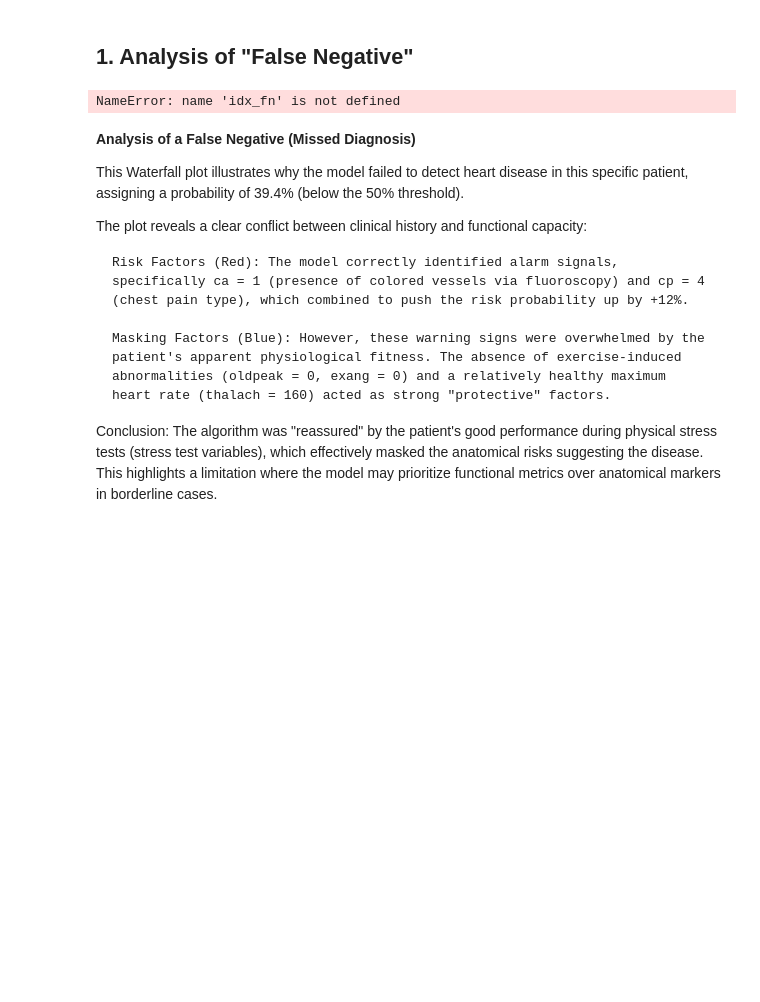
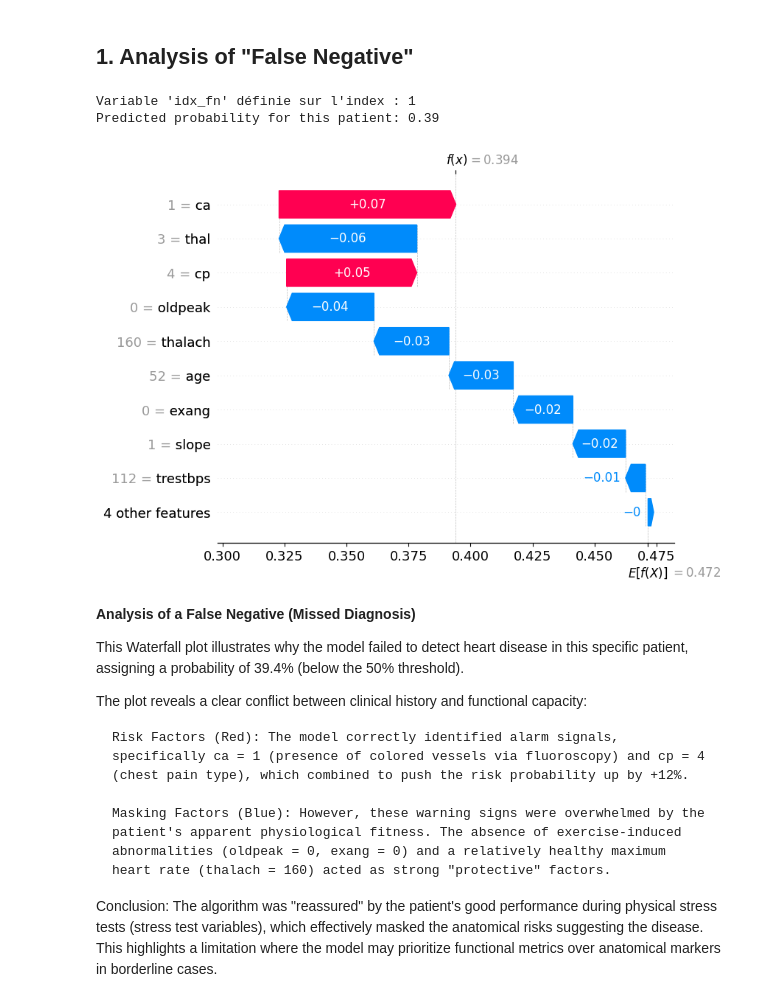
Before and after one commit to Raphaelt94/ML-Projects, a Jupyter notebook: HeartDisease/tp_heart_disease_v2.ipynb, the cells around one changed output. Saved outputs shown, nothing was run; the diff lists cells and outputs as text; code cells hidden in the pictures; blank space fills up the shorter version.

```diff
--- a/HeartDisease/tp_heart_disease_v2.ipynb
+++ b/HeartDisease/tp_heart_disease_v2.ipynb
@@ -822,39 +832,54 @@ Having established the predictive performance and interpretability of our Random
 # %%
 # 1. Retrieve data for the specific False Negative patient
 # Using double brackets [[idx_fn]] ensures we keep it as a DataFrame (1 row)
+
+# 1. On fait les prédictions
+y_pred = model_rf.predict(X_test)
+
+# 2. On cherche les indices où : Vérité = 1 (Malade) ET Prédiction = 0 (Sain)
+false_negatives = [i for i, (truth, pred) in enumerate(zip(y_test, y_pred)) if truth == 1 and pred == 0]
+
+# 3. On récupère le premier index trouvé
+if len(false_negatives) > 0:
+    idx_fn = false_negatives[0]
+    print(f"Variable 'idx_fn' définie sur l'index : {idx_fn}")
+else:
+    print("Aucun Faux Négatif trouvé. 'idx_fn' n'a pas été défini.")
 patient_data = X_test.iloc[[idx_fn]]
 
 # 2. Recalculate SHAP values JUST for this patient
 # This avoids indexing errors that can occur with the large shap_values array
 shap_values_single = explainer.shap_values(patient_data)
 
 # 3. Robust data structure handling (List vs 3D Array)
 if isinstance(shap_values_single, list):
     # For binary classifiers, this is often a list of 2 arrays (Class 0, Class 1)
     # We select index 1 for the "Disease" class
     # We select [0] because we only passed a single row of data
     values_to_plot = shap_values_single[1][0]
     base_value = explainer.expected_value[1]
 else:
     # Case for 3D arrays (n_samples, n_features, n_classes)
     values_to_plot = shap_values_single[0, :, 1]
     base_value = explainer.expected_value[1]
 
 # 4. Create a clean Explanation object
 exp = shap.Explanation(
     values=values_to_plot,
     base_values=base_value,
     data=patient_data.iloc[0],  # .iloc[0] converts the row back to a Series for display
     feature_names=X_test.columns
 )
 
 # 5. Display the plot
 print(f"Predicted probability for this patient: {base_value + values_to_plot.sum():.2f}")
 
 # Force display of the top 10 features to see the full picture
 shap.plots.waterfall(exp, max_display=10)
 # %% [output]
-NameError: name 'idx_fn' is not defined
+Variable 'idx_fn' définie sur l'index : 1
+Predicted probability for this patient: 0.39
+[figure, added]
 # %% [markdown]
 **Analysis of a False Negative (Missed Diagnosis)**
 
```
Also changed, not shown: parts of 6 cells of this notebook.
